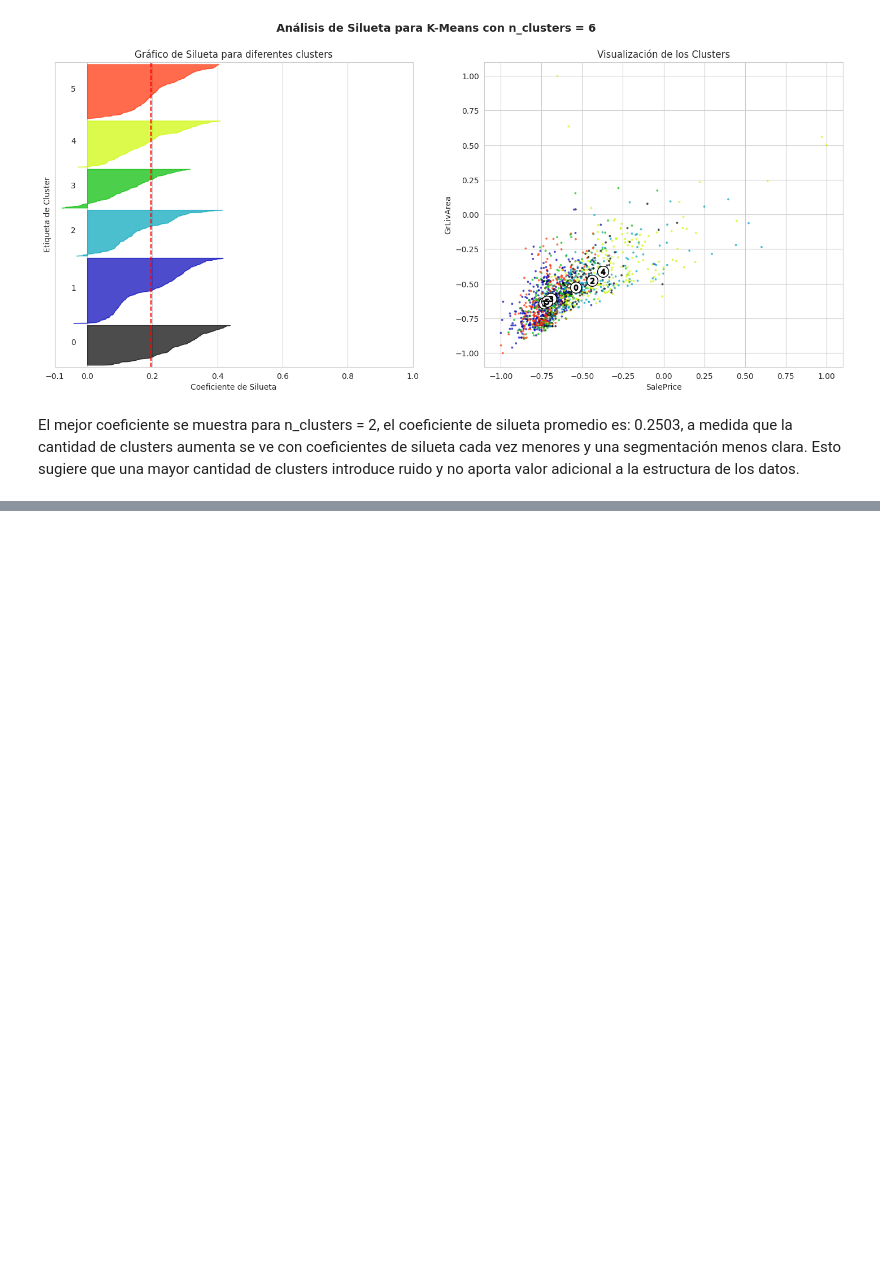
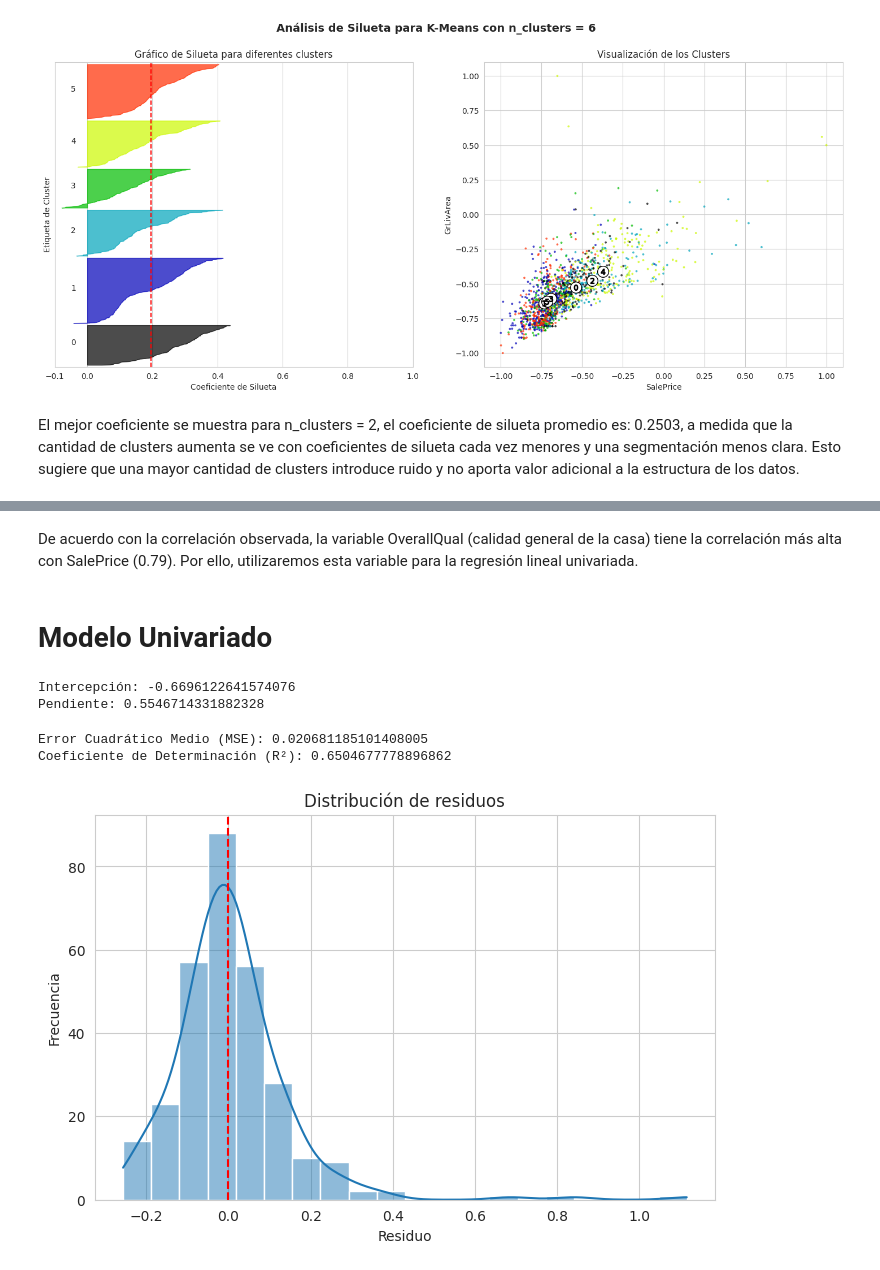
Before and after one commit to DanielDubon/MRL_DataMining, a Jupyter notebook: MRL_HDT3.ipynb, the cells around one changed output, grey strips where cells are left out. Saved outputs shown, nothing was run; the diff lists cells and outputs as text; code cells hidden in the pictures; blank space fills up the shorter version.

Commit message:
feat: linear regresion added for univariate model and multivariate model

```diff
--- a/MRL_HDT3.ipynb
+++ b/MRL_HDT3.ipynb
@@ -546,0 +617,56 @@ El mejor coeficiente se muestra para n_clusters = 2, el coeficiente de silueta p
+# %%
+# Fijar la semilla para reproducibilidad
+np.random.seed(42)
+
+# Seleccionar la variable independiente (OverallQual) y la dependiente (SalePrice)
+X = df_scaled[['OverallQual']]
+y = df_scaled['SalePrice']
+
+# Dividir en conjuntos de entrenamiento y prueba
+X_train, X_test, y_train, y_test = train_test_split(X, y, test_size=0.2, random_state=42)
+# %% [markdown]
+De acuerdo con la correlación observada, la variable OverallQual (calidad general de la casa) tiene la correlación más alta con SalePrice (0.79). Por ello, utilizaremos esta variable para la regresión lineal univariada.
+# %% [markdown]
+# Modelo Univariado
+# %%
+# Crear el modelo de regresión lineal
+model = LinearRegression()
+
+# Entrenar el modelo con los datos de entrenamiento
+model.fit(X_train, y_train)
+
+# Obtener los coeficientes del modelo
+intercept = model.intercept_
+slope = model.coef_[0]
+
+print(f"Intercepción: {intercept}")
+print(f"Pendiente: {slope}")
+# %% [output]
+Intercepción: -0.6696122641574076
+Pendiente: 0.5546714331882328
+# %%
+# Hacer predicciones en el conjunto de prueba
+y_pred = model.predict(X_test)
+
+# Calcular métricas de evaluación
+mse = mean_squared_error(y_test, y_pred)
+r2 = r2_score(y_test, y_pred)
+
+print(f"Error Cuadrático Medio (MSE): {mse}")
+print(f"Coeficiente de Determinación (R²): {r2}")
+# %% [output]
+Error Cuadrático Medio (MSE): 0.020681185101408005
+Coeficiente de Determinación (R²): 0.6504677778896862
+# %%
+# Graficar los residuos
+residuals = y_test - y_pred
+
+plt.figure(figsize=(8,5))
+sns.histplot(residuals, bins=20, kde=True)
+plt.axvline(0, color='red', linestyle='dashed')
+plt.xlabel("Residuo")
+plt.ylabel("Frecuencia")
+plt.title("Distribución de residuos")
+plt.show()
+# %% [output]
+[figure, added]
```
Also changed, not shown: parts of 19 cells of this notebook.
